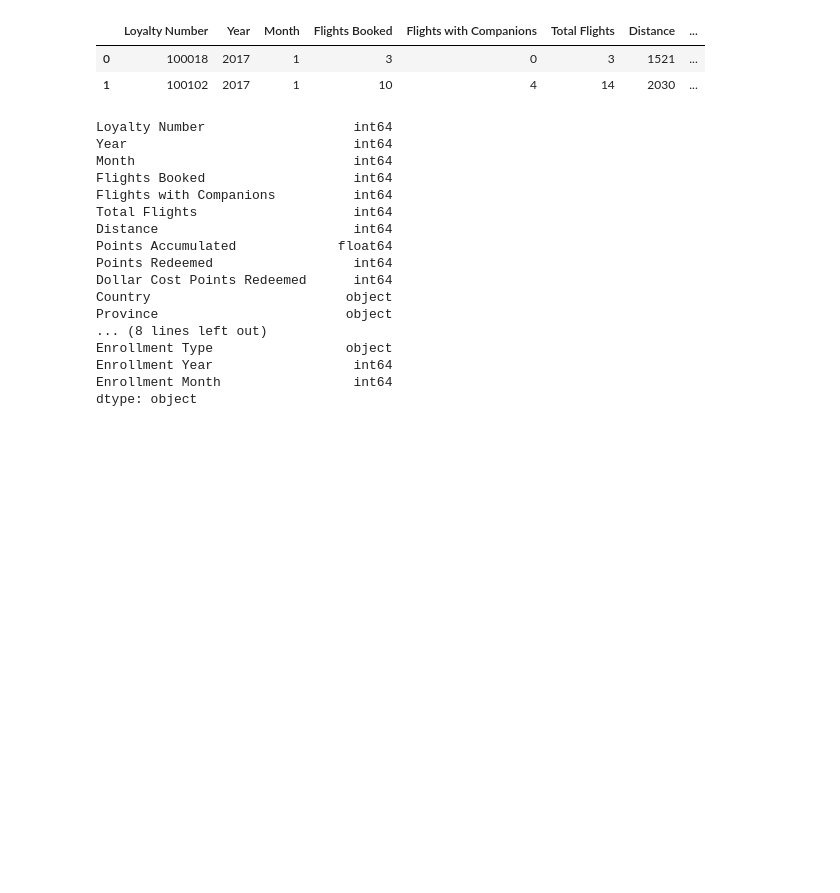
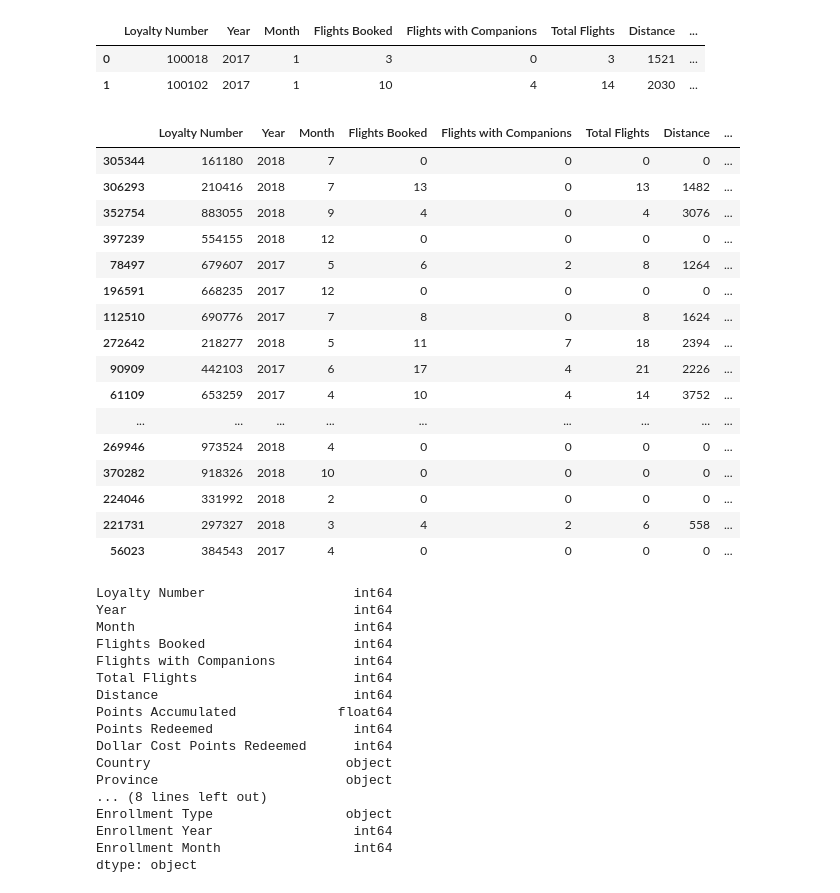
Before and after one commit to Adalab/bda-modulo-3-evaluacion-final-mandyhdezl, a Jupyter notebook: amada_hernandez_mod3_evaluacion.ipynb, the cells around one changed output. Saved outputs shown, nothing was run; the diff lists cells and outputs as text; code cells hidden in the pictures; blank space fills up the shorter version.

```diff
--- a/amada_hernandez_mod3_evaluacion.ipynb
+++ b/amada_hernandez_mod3_evaluacion.ipynb
@@ -323,6 +324,26 @@ df_merged.head(2)
 |  | Loyalty Number | Year | Month | Flights Booked | Flights with Companions | Total Flights | Distance | ... |
 | 0 | 100018 | 2017 | 1 | 3 | 0 | 3 | 1521 | ... |
 | 1 | 100102 | 2017 | 1 | 10 | 4 | 14 | 2030 | ... |
+# %%
+df_merged.sample(20)
+# %% [output]
+|  | Loyalty Number | Year | Month | Flights Booked | Flights with Companions | Total Flights | Distance | ... |
+| 305344 | 161180 | 2018 | 7 | 0 | 0 | 0 | 0 | ... |
+| 306293 | 210416 | 2018 | 7 | 13 | 0 | 13 | 1482 | ... |
+| 352754 | 883055 | 2018 | 9 | 4 | 0 | 4 | 3076 | ... |
+| 397239 | 554155 | 2018 | 12 | 0 | 0 | 0 | 0 | ... |
+| 78497 | 679607 | 2017 | 5 | 6 | 2 | 8 | 1264 | ... |
+| 196591 | 668235 | 2017 | 12 | 0 | 0 | 0 | 0 | ... |
+| 112510 | 690776 | 2017 | 7 | 8 | 0 | 8 | 1624 | ... |
+| 272642 | 218277 | 2018 | 5 | 11 | 7 | 18 | 2394 | ... |
+| 90909 | 442103 | 2017 | 6 | 17 | 4 | 21 | 2226 | ... |
+| 61109 | 653259 | 2017 | 4 | 10 | 4 | 14 | 3752 | ... |
+| ... | ... | ... | ... | ... | ... | ... | ... | ... |
+| 269946 | 973524 | 2018 | 4 | 0 | 0 | 0 | 0 | ... |
+| 370282 | 918326 | 2018 | 10 | 0 | 0 | 0 | 0 | ... |
+| 224046 | 331992 | 2018 | 2 | 0 | 0 | 0 | 0 | ... |
+| 221731 | 297327 | 2018 | 3 | 4 | 2 | 6 | 558 | ... |
+| 56023 | 384543 | 2017 | 4 | 0 | 0 | 0 | 0 | ... |
 # %%
 df_merged.dtypes
 # %% [output]
```
Also changed, not shown: parts of 18 cells of this notebook.
